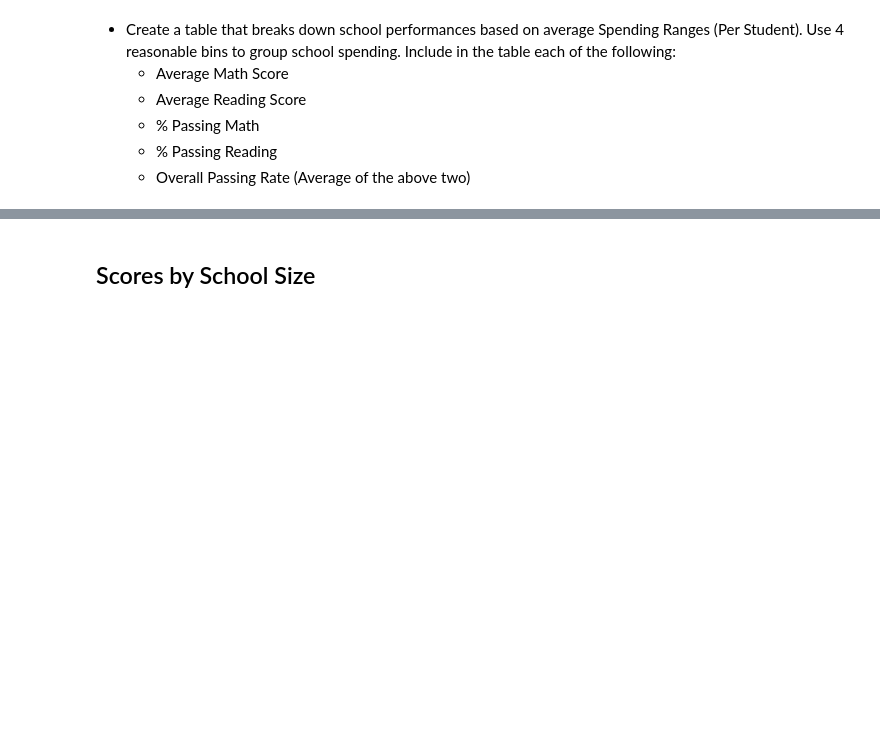
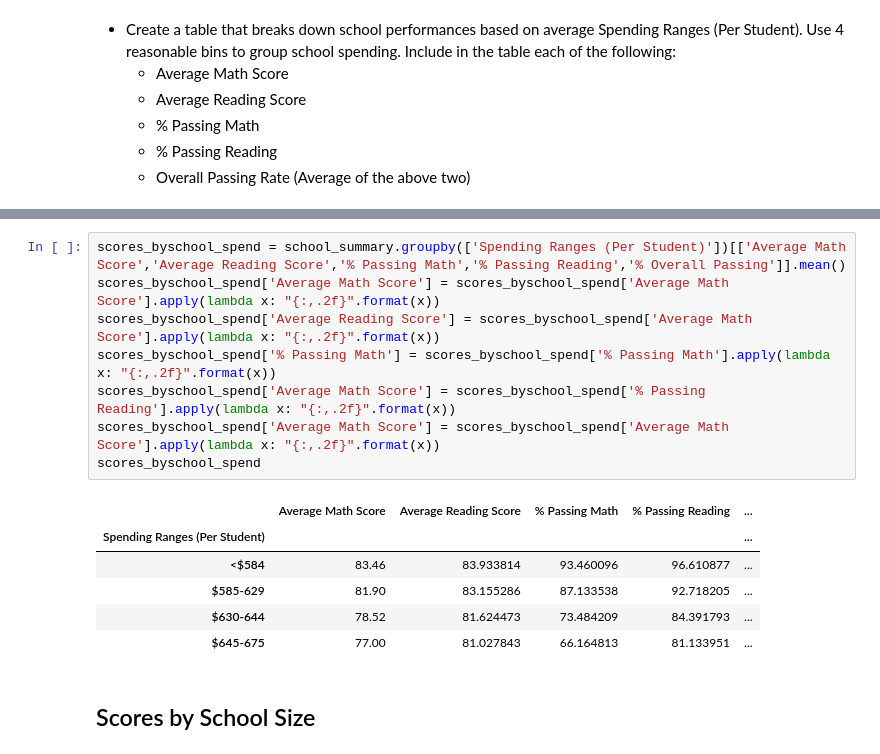
Before and after one commit to palominocp/pandas-challenge, a Jupyter notebook: PyCitySchools/PyCitySchools_starter.ipynb, the cells around one changed output, grey strips where cells are left out. Cells and saved outputs as stored; diff of their text form; blank space fills up the shorter version.

```diff
--- a/PyCitySchools/PyCitySchools_starter.ipynb
+++ b/PyCitySchools/PyCitySchools_starter.ipynb
@@ -470,3 +529,18 @@ reading_avg_df
+# %%
+scores_byschool_spend = school_summary.groupby(['Spending Ranges (Per Student)'])[['Average Math Score','Average Reading Score','% Passing Math','% Passing Reading','% Overall Passing']].mean()
+scores_byschool_spend['Average Math Score'] = scores_byschool_spend['Average Math Score'].apply(lambda x: "{:,.2f}".format(x))
+scores_byschool_spend['Average Reading Score'] = scores_byschool_spend['Average Math Score'].apply(lambda x: "{:,.2f}".format(x))
+scores_byschool_spend['% Passing Math'] = scores_byschool_spend['% Passing Math'].apply(lambda x: "{:,.2f}".format(x))
+scores_byschool_spend['Average Math Score'] = scores_byschool_spend['% Passing Reading'].apply(lambda x: "{:,.2f}".format(x))
+scores_byschool_spend['Average Math Score'] = scores_byschool_spend['Average Math Score'].apply(lambda x: "{:,.2f}".format(x))
+scores_byschool_spend
+# %% [output]
+|  | Average Math Score | Average Reading Score | % Passing Math | % Passing Reading | ... |
+| Spending Ranges (Per Student) |  |  |  |  | ... |
+| <$584 | 83.46 | 83.933814 | 93.460096 | 96.610877 | ... |
+| $585-629 | 81.90 | 83.155286 | 87.133538 | 92.718205 | ... |
+| $630-644 | 78.52 | 81.624473 | 73.484209 | 84.391793 | ... |
+| $645-675 | 77.00 | 81.027843 | 66.164813 | 81.133951 | ... |
 # %% [markdown]
 ## Scores by School Size
 # %% [markdown]
```
Also changed, not shown: parts of 5 cells of this notebook.
